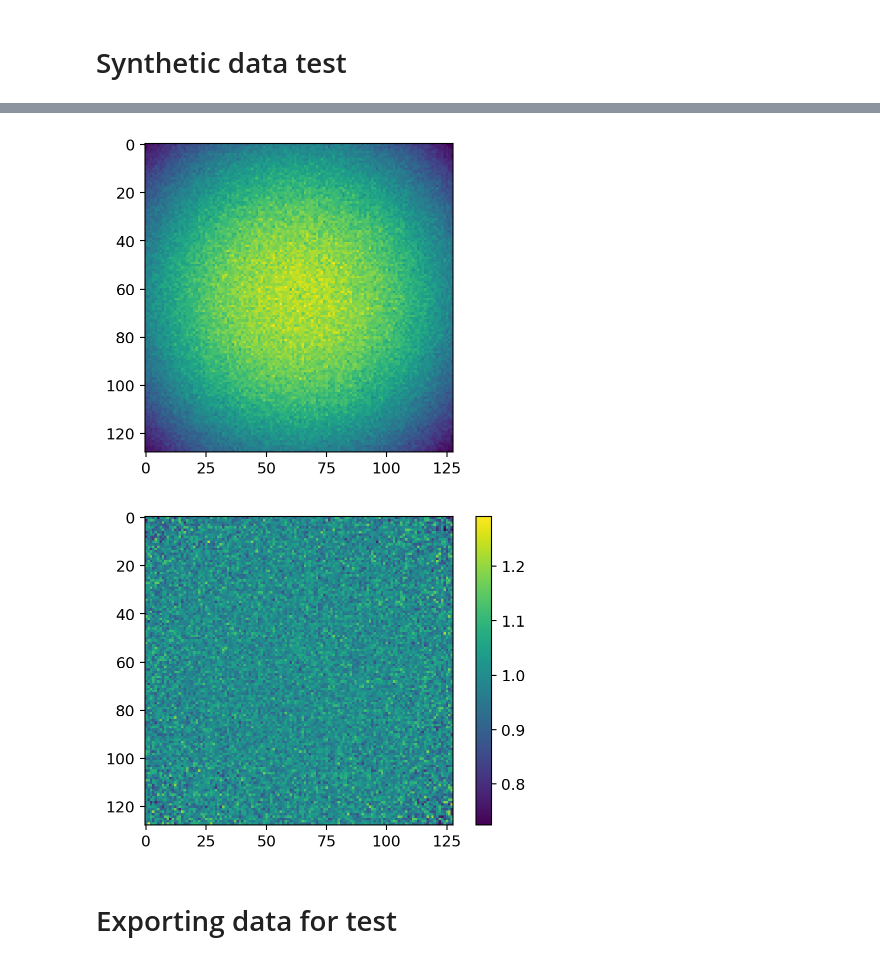
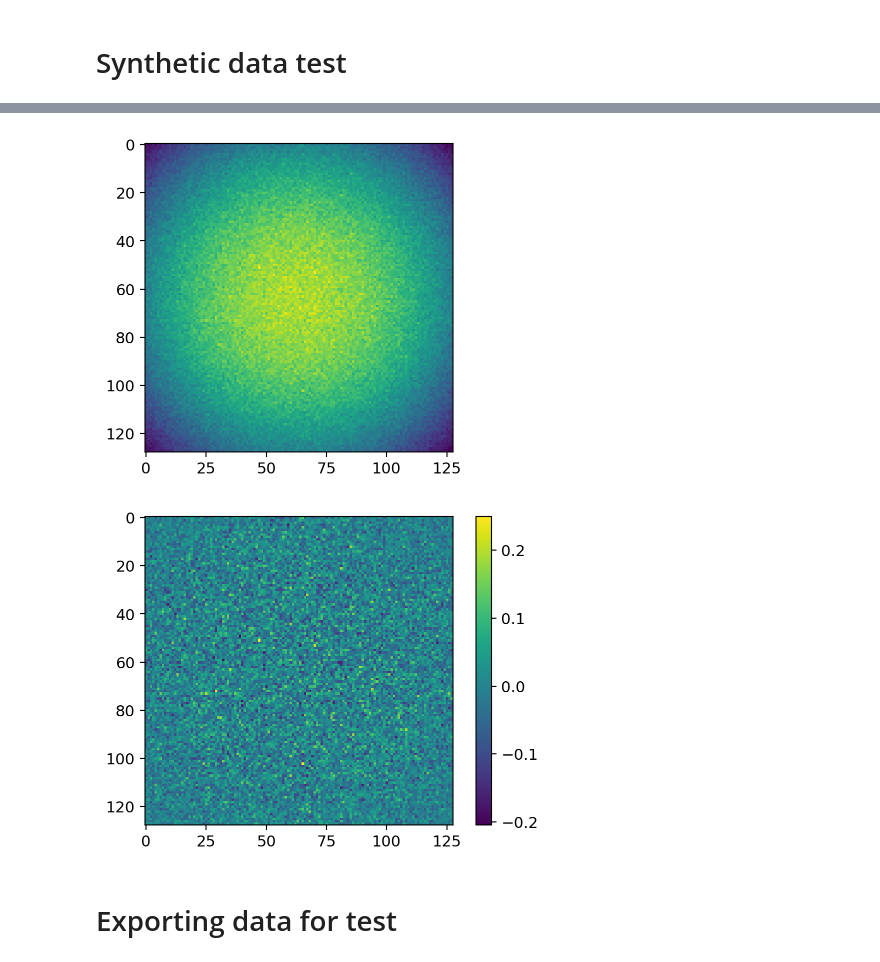
Before and after one commit to peng-lab/BaSiCPy, a Jupyter notebook: misc_notebooks/organize_test_data.ipynb, the cells around one changed output, grey strips where cells are left out. Drawn from its saved outputs; the diff is of its cells as text; code cells hidden in the pictures.

```diff
--- a/misc_notebooks/organize_test_data.ipynb
+++ b/misc_notebooks/organize_test_data.ipynb
@@ -37,7 +38,7 @@ synthetic_images = np.random.poisson(lam=gradient_int.flatten(), size=(n_images,
 basic.fit(synthetic_images)
 plt.imshow(basic.flatfield)
 plt.show()
-plt.imshow(basic.flatfield/truth) ; plt.colorbar() ; plt.show()
+plt.imshow(basic.flatfield-truth) ; plt.colorbar() ; plt.show()
 # %% [output]
 WARNING:absl:No GPU/TPU found, falling back to CPU. (Set TF_CPP_MIN_LOG_LEVEL=0 and rerun for more info.)
 INFO:basicpy.basicpy:reweighting iteration 0
@@ -55,6 +56,6 @@ INFO:basicpy.basicpy:=== BaSiC fit finished in 3.915985385000001 seconds ===
 WARNING:matplotlib.font_manager:findfont: Font family ['IPAPGothic'] not found. Falling back to DejaVu Sans.
-[figure, old version]
+[figure, new version]
-[figure, old version]
+[figure, new version]
 # %% [markdown]
 # Exporting data for test
 # %%
```
Also changed, not shown: parts of 7 cells of this notebook.
